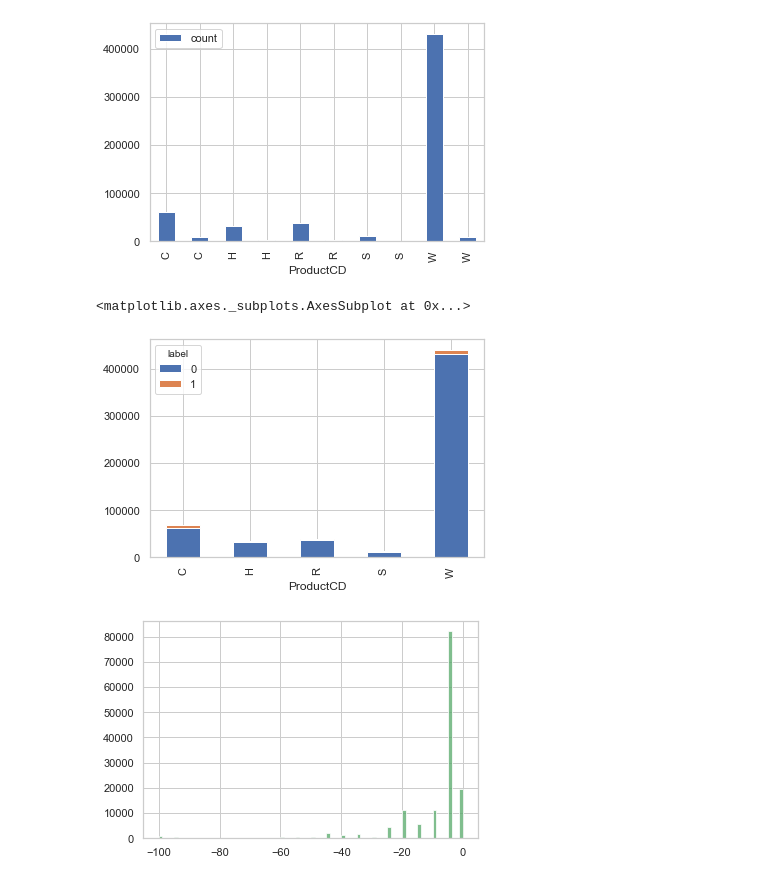
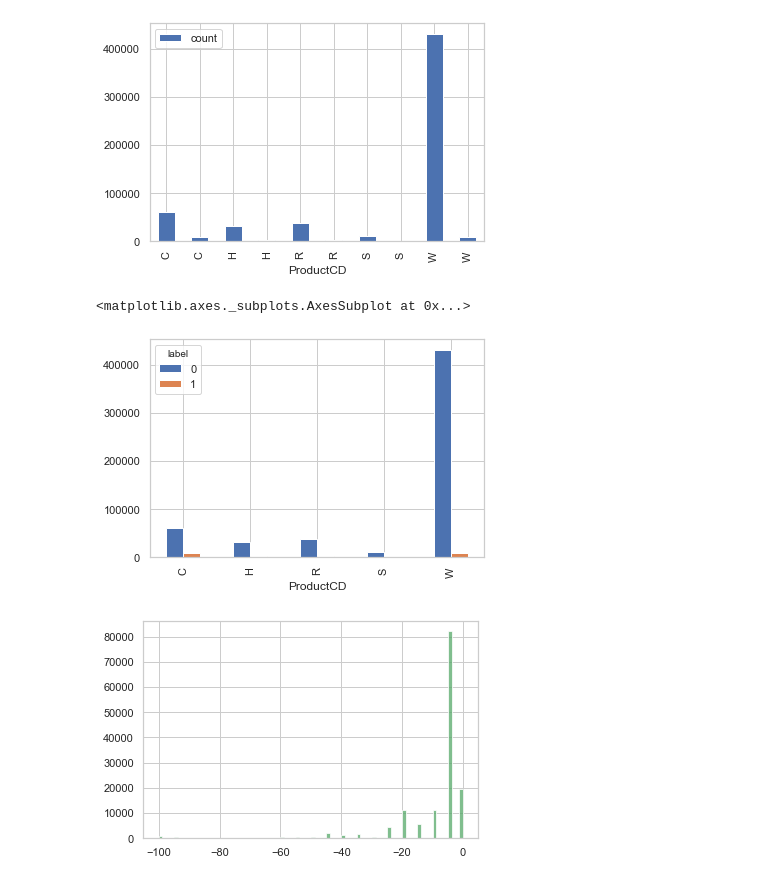
Before and after one commit to andfanilo/ieee-fraud-detection, a Jupyter notebook: notebooks/exploratory/EDA.ipynb, the cells around one changed output. Saved outputs shown, nothing was run; the diff lists cells and outputs as text; code cells hidden in the pictures.

```diff
--- a/notebooks/exploratory/EDA.ipynb
+++ b/notebooks/exploratory/EDA.ipynb
@@ -372,10 +368,10 @@ value_counts_byfraud(X, 'ProductCD').plot.bar(y="count", x="ProductCD", ax=ax)
 [figure]
 # %%
 fig, ax = plt.subplots()
-value_counts_byfraud(X, 'ProductCD').pivot(index='ProductCD', columns='label', values='count').reset_index().plot.bar(x="ProductCD", stacked=True, ax=ax)
+value_counts_byfraud(X, 'ProductCD').pivot(index='ProductCD', columns='label', values='count').reset_index().plot.bar(x="ProductCD", ax=ax)
 # %% [output]
 <matplotlib.axes._subplots.AxesSubplot at 0x...>
-[figure, old version]
+[figure, new version]
 # %%
 fig, ax = plt.subplots()
 n, bins, patches = ax.hist(X['id_01'], 80, facecolor='g', alpha=0.75)
```
Also changed, not shown: parts of 2 cells of this notebook, 11 other files.
